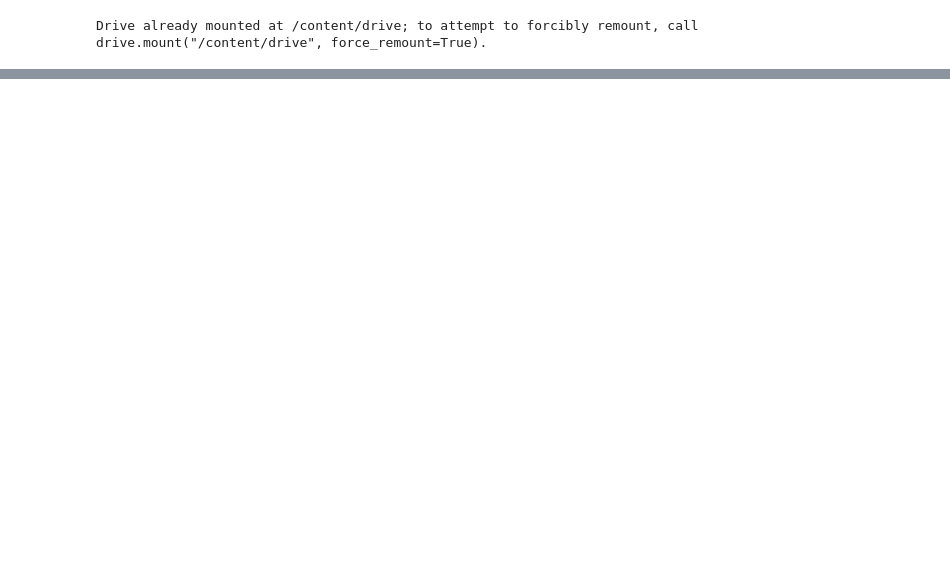
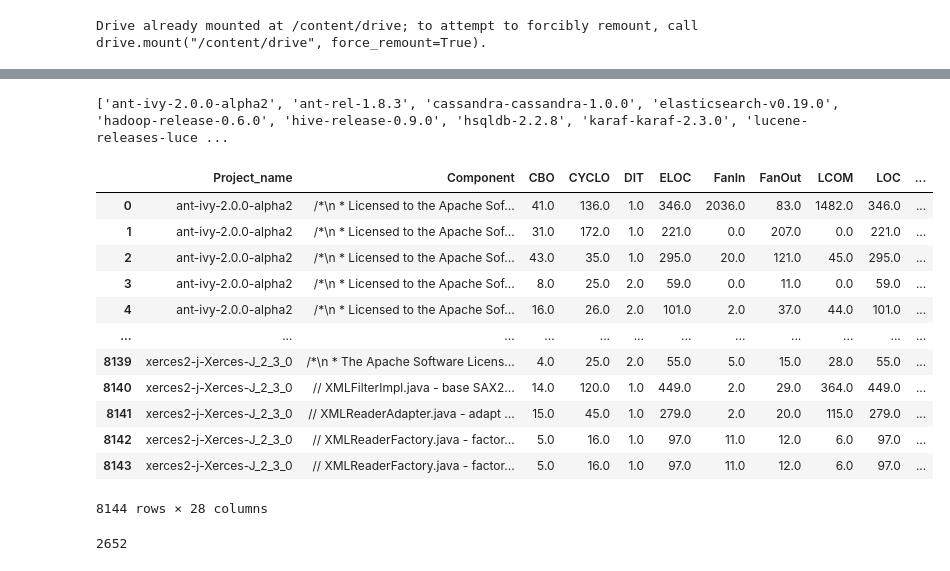
Before and after one commit to DarioDeMaio/Code_Smells_NLP, a Jupyter notebook: NLP_module/LongFormer_classification.ipynb, the cells around one changed output, grey strips where cells are left out. Cells and saved outputs as stored; diff of their text form; code cells hidden in the pictures; blank space fills up the shorter version.

```diff
--- a/NLP_module/LongFormer_classification.ipynb
+++ b/NLP_module/LongFormer_classification.ipynb
@@ -59,0 +64,13 @@ tokenizer = AutoTokenizer.from_pretrained("allenai/longformer-base-4096")
+# %%
+path = "/content/drive/MyDrive/Colab Notebooks/code smells tesi/projects"
+projects = []
+code_smells = ['CDSBP', 'CC', 'LC', 'LZC', 'RB', 'SC']
+# Itera su tutti i file e le cartelle nella cartella specificata
+for item in os.listdir(path):
+    # Se l'elemento nella cartella è una cartella, aggiungi il nome alla lista
+    if os.path.isdir(os.path.join(path, item)):
+       projects.append(item)
+    # Stampa la lista di nomi dei progetti
+print(projects)
+# %% [output]
+['ant-ivy-2.0.0-alpha2', 'ant-rel-1.8.3', 'cassandra-cassandra-1.0.0', 'elasticsearch-v0.19.0', 'hadoop-release-0.6.0', 'hive-release-0.9.0', 'hsqldb-2.2.8', 'karaf-karaf-2.3.0', 'lucene-releases-luce ...
@@ -60,2 +79,27 @@ tokenizer = AutoTokenizer.from_pretrained("allenai/longformer-base-4096")
 # %%
-dataframe = pd.read_csv("drive/MyDrive/Colab Notebooks/code smells tesi/Code_Smells_NLP-1/dataset/final_dataset.csv")
+df = pd.read_csv("/content/drive/MyDrive/Colab Notebooks/code smells tesi/Code_Smells_NLP-Finale/dataset/ultimate_dataset.csv")
+# %%
+df
+# %% [output]
+|  | Project_name | Component | CBO | CYCLO | DIT | ELOC | FanIn | FanOut | LCOM | LOC | ... |
+| 0 | ant-ivy-2.0.0-alpha2 | /*\n * Licensed to the Apache Sof... | 41.0 | 136.0 | 1.0 | 346.0 | 2036.0 | 83.0 | 1482.0 | 346.0 | ... |
+| 1 | ant-ivy-2.0.0-alpha2 | /*\n * Licensed to the Apache Sof... | 31.0 | 172.0 | 1.0 | 221.0 | 0.0 | 207.0 | 0.0 | 221.0 | ... |
+| 2 | ant-ivy-2.0.0-alpha2 | /*\n * Licensed to the Apache Sof... | 43.0 | 35.0 | 1.0 | 295.0 | 20.0 | 121.0 | 45.0 | 295.0 | ... |
+| 3 | ant-ivy-2.0.0-alpha2 | /*\n * Licensed to the Apache Sof... | 8.0 | 25.0 | 2.0 | 59.0 | 0.0 | 11.0 | 0.0 | 59.0 | ... |
+| 4 | ant-ivy-2.0.0-alpha2 | /*\n * Licensed to the Apache Sof... | 16.0 | 26.0 | 2.0 | 101.0 | 2.0 | 37.0 | 44.0 | 101.0 | ... |
+| ... | ... | ... | ... | ... | ... | ... | ... | ... | ... | ... | ... |
+| 8139 | xerces2-j-Xerces-J_2_3_0 | /*\n * The Apache Software Licens... | 4.0 | 25.0 | 2.0 | 55.0 | 5.0 | 15.0 | 28.0 | 55.0 | ... |
+| 8140 | xerces2-j-Xerces-J_2_3_0 | // XMLFilterImpl.java - base SAX2... | 14.0 | 120.0 | 1.0 | 449.0 | 2.0 | 29.0 | 364.0 | 449.0 | ... |
+| 8141 | xerces2-j-Xerces-J_2_3_0 | // XMLReaderAdapter.java - adapt ... | 15.0 | 45.0 | 1.0 | 279.0 | 2.0 | 20.0 | 115.0 | 279.0 | ... |
+| 8142 | xerces2-j-Xerces-J_2_3_0 | // XMLReaderFactory.java - factor... | 5.0 | 16.0 | 1.0 | 97.0 | 11.0 | 12.0 | 6.0 | 97.0 | ... |
+| 8143 | xerces2-j-Xerces-J_2_3_0 | // XMLReaderFactory.java - factor... | 5.0 | 16.0 | 1.0 | 97.0 | 11.0 | 12.0 | 6.0 | 97.0 | ... |
+8144 rows × 28 columns
+# %%
+c = 0
+for x in df['Component']:
+  parole = x.split()
+  if(len(parole)>1024):
+    c +=1
+print(c)
+# %% [output]
+2652
```
Also changed, not shown: parts of 21 cells of this notebook.
